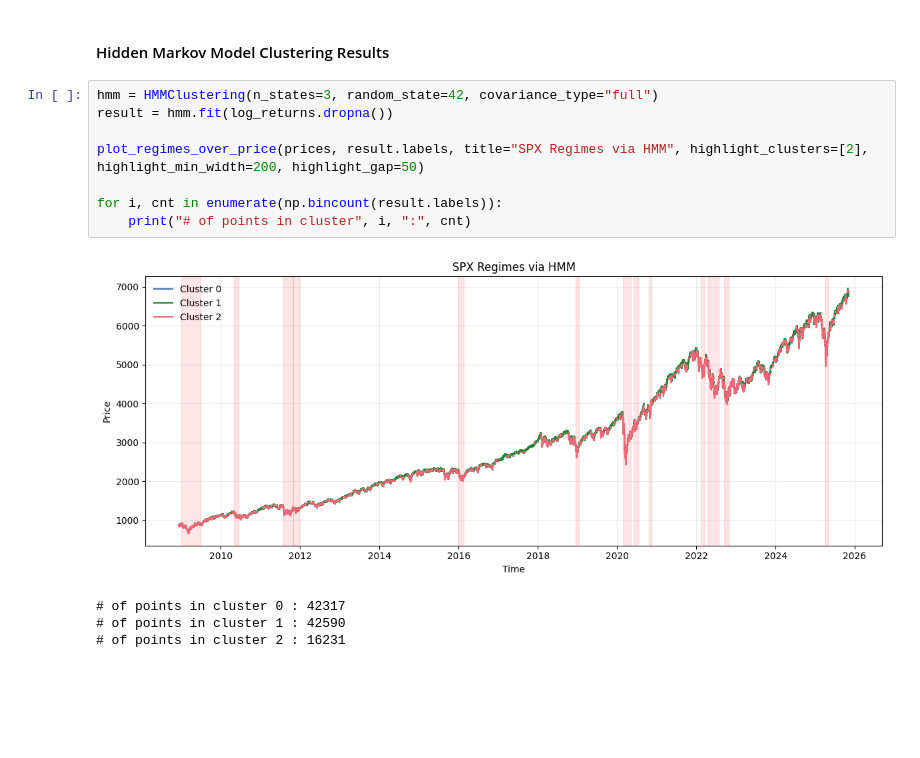
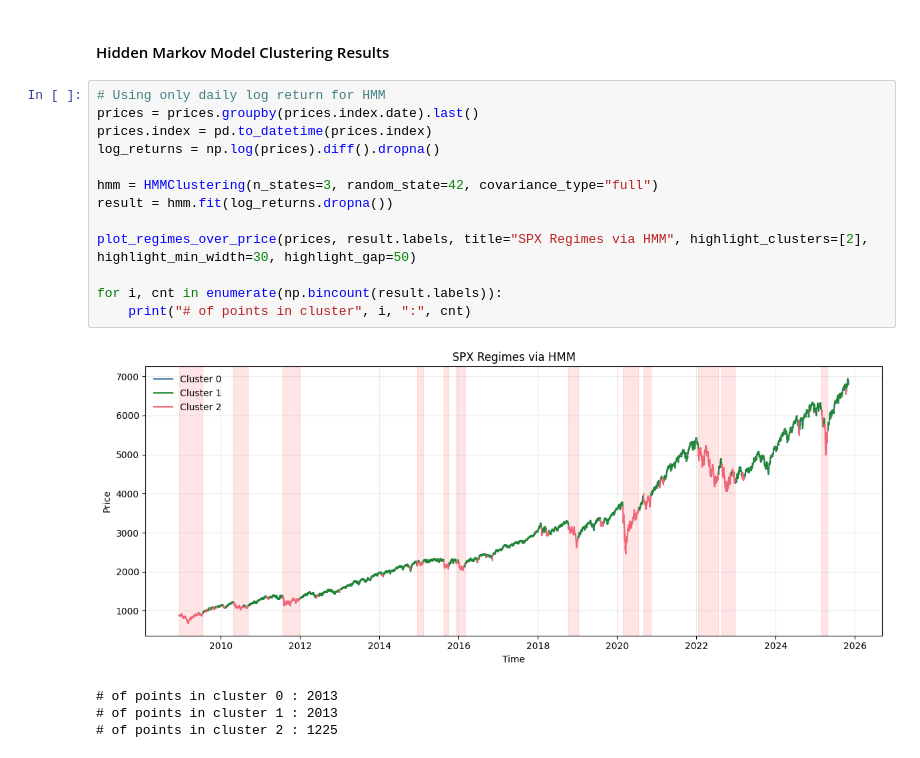
Before and after one commit to laurence1126/Wasserstein-Regime-Clustering, a Jupyter notebook: jupyter/clustering_examples.ipynb, the cells around one changed output. Cells and saved outputs as stored; diff of their text form; blank space fills up the shorter version.

Commit message:
Using only daily log return for HMM

```diff
--- a/jupyter/clustering_examples.ipynb
+++ b/jupyter/clustering_examples.ipynb
@@ -319,15 +319,20 @@ scatter_mean_variance(
 # %% [markdown]
 #### Hidden Markov Model Clustering Results
 # %%
+# Using only daily log return for HMM
+prices = prices.groupby(prices.index.date).last()
+prices.index = pd.to_datetime(prices.index)
+log_returns = np.log(prices).diff().dropna()
+
 hmm = HMMClustering(n_states=3, random_state=42, covariance_type="full")
 result = hmm.fit(log_returns.dropna())
 
-plot_regimes_over_price(prices, result.labels, title="SPX Regimes via HMM", highlight_clusters=[2], highlight_min_width=200, highlight_gap=50)
+plot_regimes_over_price(prices, result.labels, title="SPX Regimes via HMM", highlight_clusters=[2], highlight_min_width=30, highlight_gap=50)
 
 for i, cnt in enumerate(np.bincount(result.labels)):
     print("# of points in cluster", i, ":", cnt)
 # %% [output]
-[figure, old version]
+[figure, new version]
-# of points in cluster 0 : 42317
-# of points in cluster 1 : 42590
-# of points in cluster 2 : 16231
+# of points in cluster 0 : 2013
+# of points in cluster 1 : 2013
+# of points in cluster 2 : 1225
```
